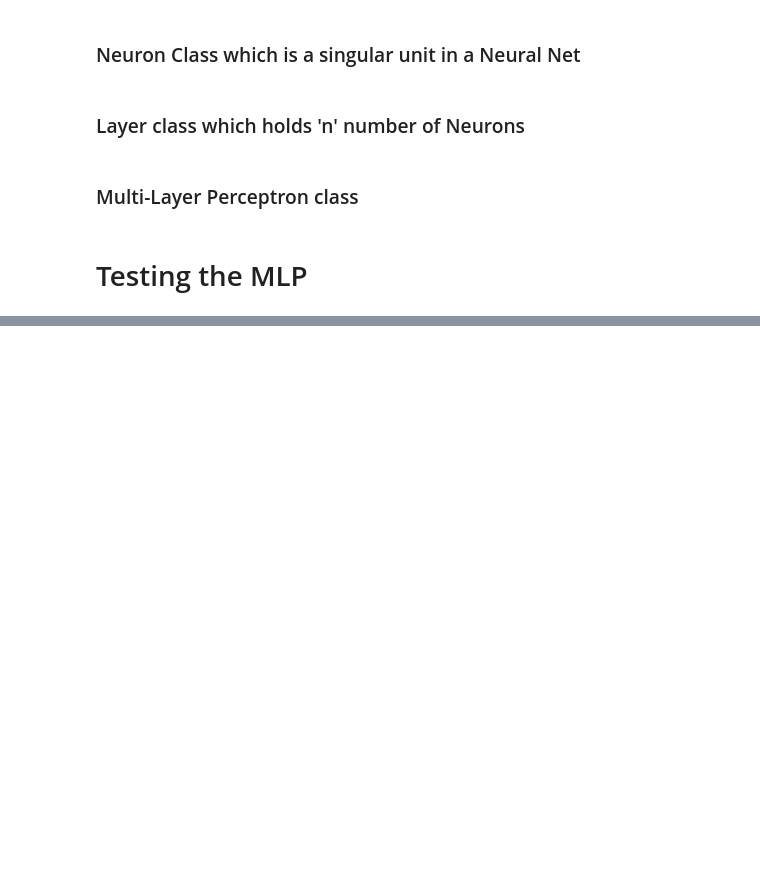
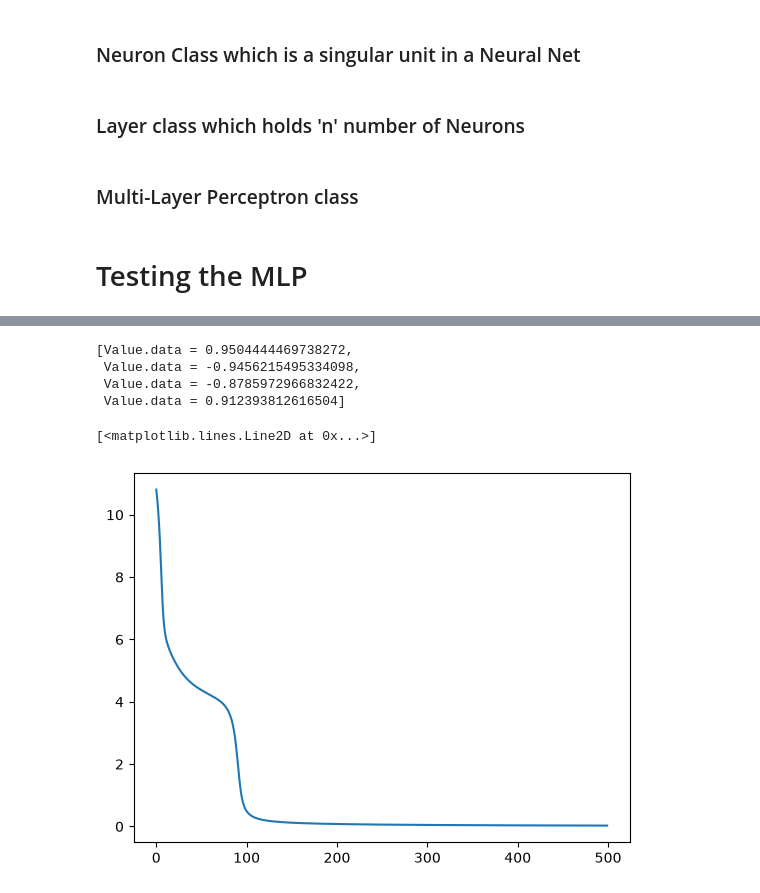
Before and after one commit to HammadAli132/zero-to-hero-implementations, a Jupyter notebook: micrograd/clean_implementation.ipynb, the cells around one changed output, grey strips where cells are left out. Saved outputs shown, nothing was run; the diff lists cells and outputs as text; code cells hidden in the pictures; blank space fills up the shorter version.

Commit message:
feat: clean implementation of micrograd completed with training loop and testing

```diff
--- a/micrograd/clean_implementation.ipynb
+++ b/micrograd/clean_implementation.ipynb
@@ -258,7 +258,7 @@ class Neuron:
 
     # this function will return the parameters in the Neuron
     def parameters(self):
-        return self.weights.append(self.bias)
+        return self.weights + [self.bias]
 # %% [markdown]
 ### Layer class which holds 'n' number of Neurons
 # %%
@@ -307,0 +319,6 @@ class MLP:
+# %%
+NN = MLP(3, [4, 4, 1])
+
+# initial predictions from NN
+y_pred = [NN(x) for x in xs]
+y_pred
@@ -307,0 +330,25 @@ class MLP:
+# %%
+# implementing the training loop
+steps = 500
+LR = 5e-3
+losses = []
+
+for i in range(steps):
+    # forward pass
+    y_pred = [NN(x)[0] for x in xs]
+
+    # loss calculation using mean squared error
+    loss = sum(((y_gt - y_out)**2 for y_gt, y_out in zip(ys, y_pred)), Value(0))
+    losses.append(loss.data)
+    print(f"Step: {i+1}, Learning Rate: {LR}, loss: {loss.data}")
+
+    # zeroing out the gradients
+    for param in NN.parameters():
+        param.grad = 0.0
+
+    # backward pass (back-propagation)
+    loss.backward()
+
+    # updating the gradients
+    for param in NN.parameters():
+        param.data += -LR * param.grad
@@ -307,0 +373,16 @@ class MLP:
+# %%
+# final predictions by NN
+y_pred
+# %% [output]
+[Value.data = 0.9504444469738272,
+ Value.data = -0.9456215495334098,
+ Value.data = -0.8785972966832422,
+ Value.data = 0.912393812616504]
+# %%
+# loss graph
+
+x_values = np.arange(0, steps)
+plt.plot(x_values, losses)
+# %% [output]
+[<matplotlib.lines.Line2D at 0x...>]
+[figure, added]
```
Also changed, not shown: parts of 4 cells of this notebook.
